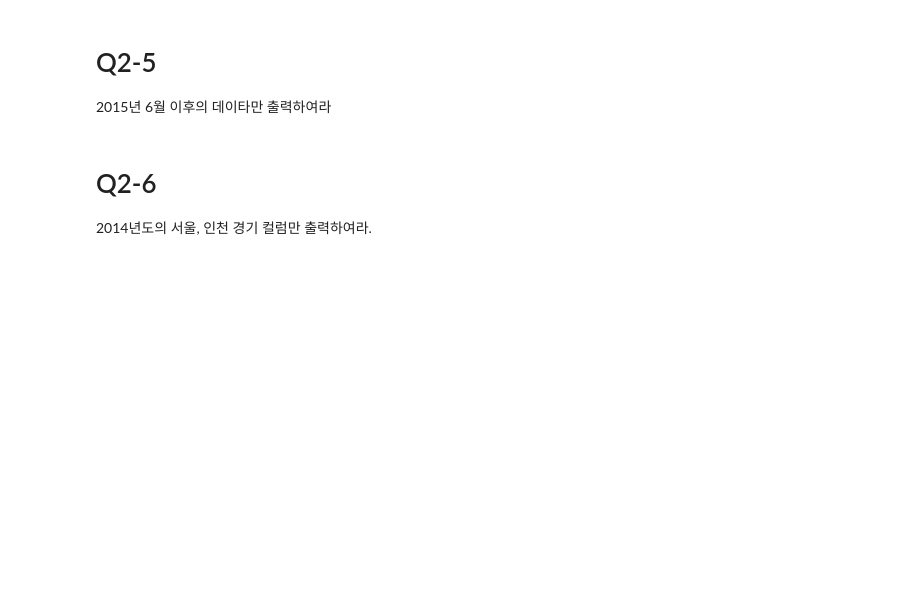
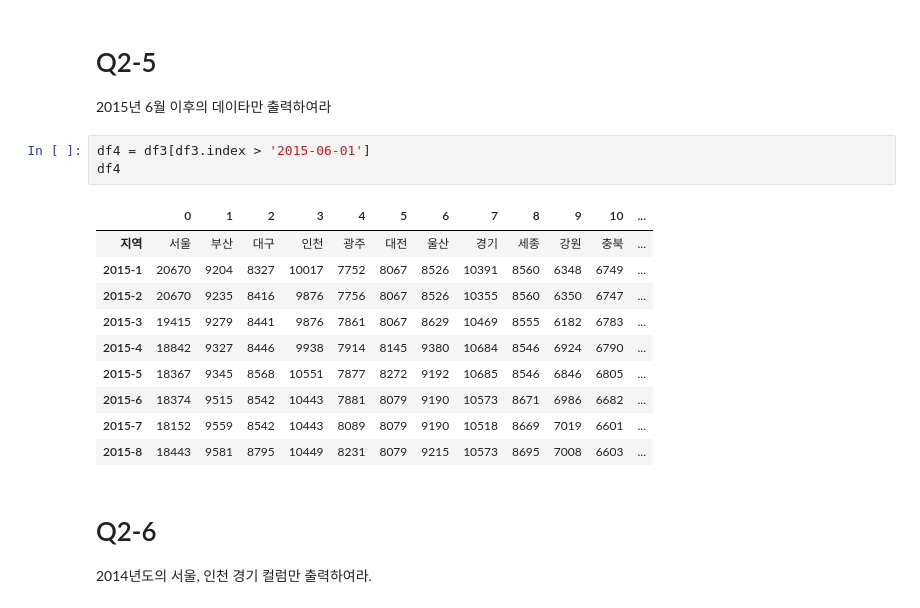
Before and after one commit to mooooooooooooooooooooooon/wassup, a Jupyter notebook: 과제 및 실습/03_Pandas_연습문제2_실습용.ipynb, the cells around one changed output. Cells and saved outputs as stored; diff of their text form; blank space fills up the shorter version.

```diff
--- a/과제 및 실습/03_Pandas_연습문제2_실습용.ipynb
+++ b/과제 및 실습/03_Pandas_연습문제2_실습용.ipynb
@@ -388,6 +385,20 @@ Name: 지역, dtype: object
 # Q2-5
 
 2015년 6월 이후의 데이타만 출력하여라
+# %%
+df4 = df3[df3.index > '2015-06-01']
+df4
+# %% [output]
+|  | 0 | 1 | 2 | 3 | 4 | 5 | 6 | 7 | 8 | 9 | 10 | ... |
+| 지역 | 서울 | 부산 | 대구 | 인천 | 광주 | 대전 | 울산 | 경기 | 세종 | 강원 | 충북 | ... |
+| 2015-1 | 20670 | 9204 | 8327 | 10017 | 7752 | 8067 | 8526 | 10391 | 8560 | 6348 | 6749 | ... |
+| 2015-2 | 20670 | 9235 | 8416 | 9876 | 7756 | 8067 | 8526 | 10355 | 8560 | 6350 | 6747 | ... |
+| 2015-3 | 19415 | 9279 | 8441 | 9876 | 7861 | 8067 | 8629 | 10469 | 8555 | 6182 | 6783 | ... |
+| 2015-4 | 18842 | 9327 | 8446 | 9938 | 7914 | 8145 | 9380 | 10684 | 8546 | 6924 | 6790 | ... |
+| 2015-5 | 18367 | 9345 | 8568 | 10551 | 7877 | 8272 | 9192 | 10685 | 8546 | 6846 | 6805 | ... |
+| 2015-6 | 18374 | 9515 | 8542 | 10443 | 7881 | 8079 | 9190 | 10573 | 8671 | 6986 | 6682 | ... |
+| 2015-7 | 18152 | 9559 | 8542 | 10443 | 8089 | 8079 | 9190 | 10518 | 8669 | 7019 | 6601 | ... |
+| 2015-8 | 18443 | 9581 | 8795 | 10449 | 8231 | 8079 | 9215 | 10573 | 8695 | 7008 | 6603 | ... |
 # %% [markdown]
 # Q2-6
 
```
Also changed, not shown: parts of 16 cells of this notebook, 3 other files.
